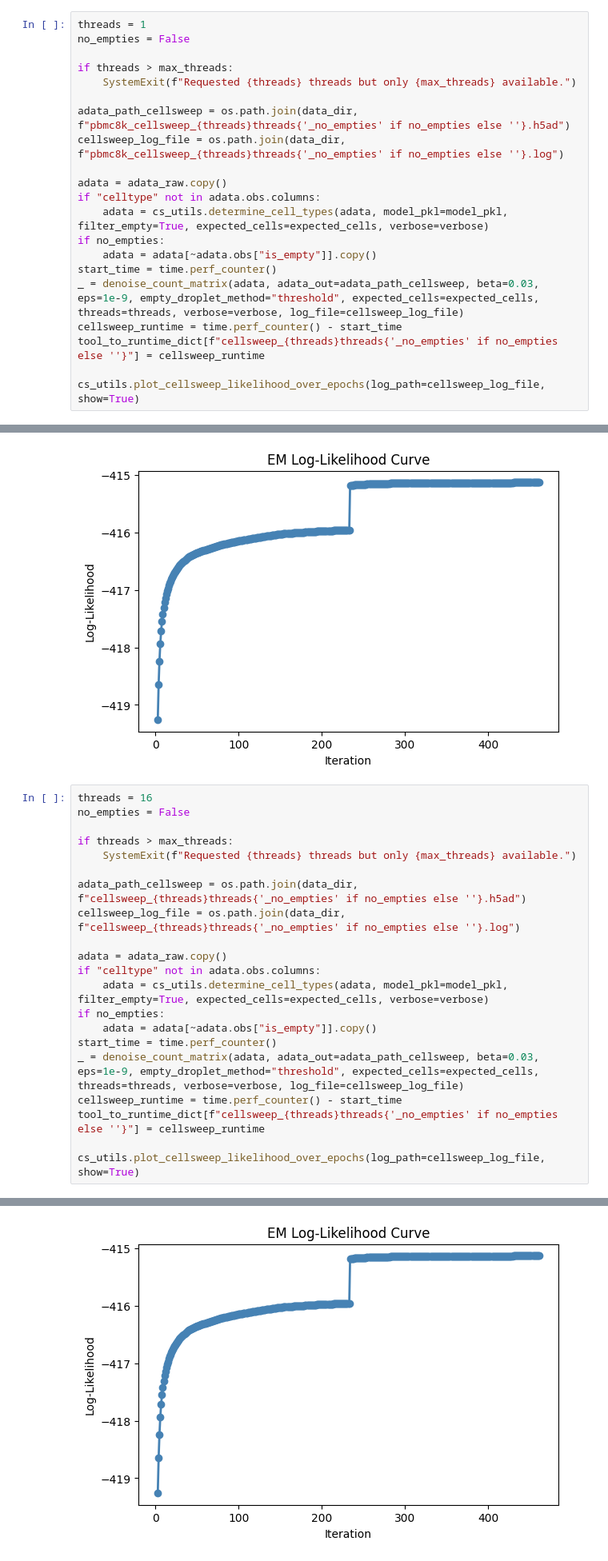
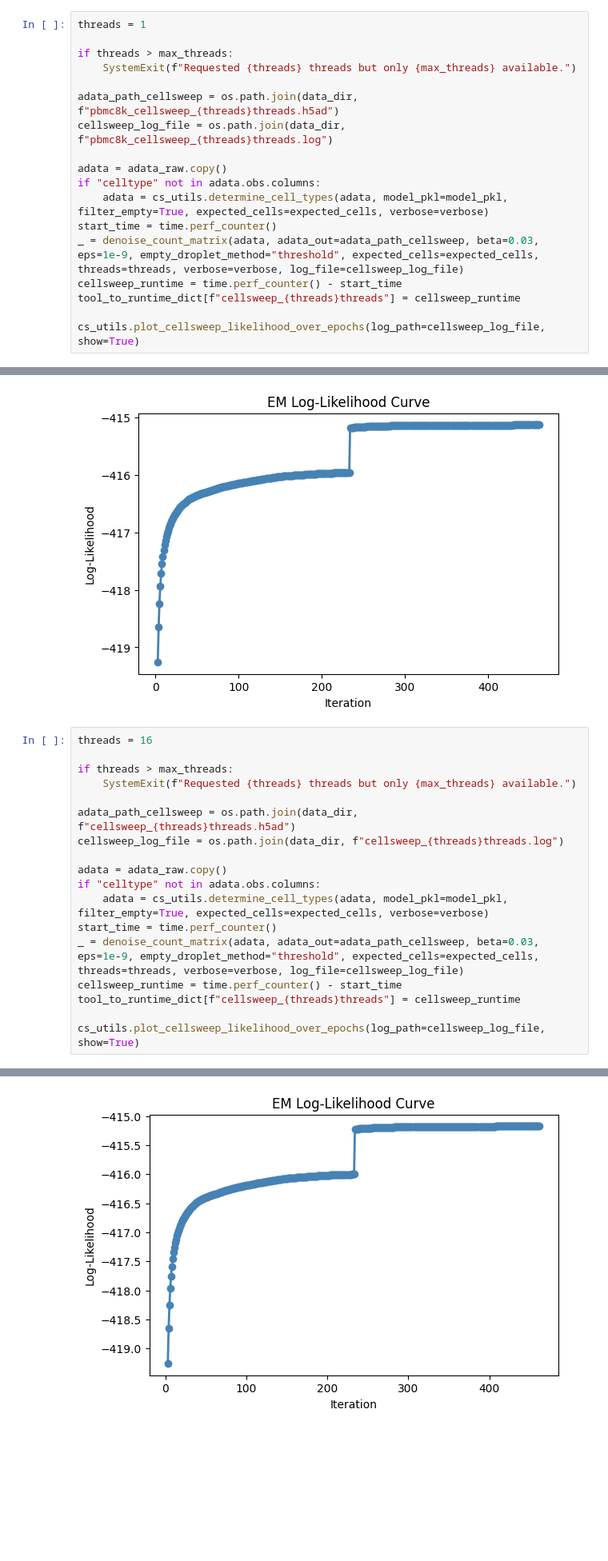
Before and after one commit to pachterlab/cellsweep, a Jupyter notebook: notebooks/runtime.ipynb, the cells around one changed output, grey strips where cells are left out. Shown at 80% size. Drawn from its saved outputs; the diff is of its cells as text; blank space fills up the shorter version.

```diff
--- a/notebooks/runtime.ipynb
+++ b/notebooks/runtime.ipynb
@@ -148,23 +148,20 @@ if "celltype" not in adata_raw.obs.columns:
 ## cellsweep
 # %%
 threads = 1
-no_empties = False
 
 if threads > max_threads:
     SystemExit(f"Requested {threads} threads but only {max_threads} available.")
 
-adata_path_cellsweep = os.path.join(data_dir, f"pbmc8k_cellsweep_{threads}threads{'_no_empties' if no_empties else ''}.h5ad")
-cellsweep_log_file = os.path.join(data_dir, f"pbmc8k_cellsweep_{threads}threads{'_no_empties' if no_empties else ''}.log")
+adata_path_cellsweep = os.path.join(data_dir, f"pbmc8k_cellsweep_{threads}threads.h5ad")
+cellsweep_log_file = os.path.join(data_dir, f"pbmc8k_cellsweep_{threads}threads.log")
 
 adata = adata_raw.copy()
 if "celltype" not in adata.obs.columns:
     adata = cs_utils.determine_cell_types(adata, model_pkl=model_pkl, filter_empty=True, expected_cells=expected_cells, verbose=verbose)
-if no_empties:
-    adata = adata[~adata.obs["is_empty"]].copy()
 start_time = time.perf_counter()
 _ = denoise_count_matrix(adata, adata_out=adata_path_cellsweep, beta=0.03, eps=1e-9, empty_droplet_method="threshold", expected_cells=expected_cells, threads=threads, verbose=verbose, log_file=cellsweep_log_file)
 cellsweep_runtime = time.perf_counter() - start_time
-tool_to_runtime_dict[f"cellsweep_{threads}threads{'_no_empties' if no_empties else ''}"] = cellsweep_runtime
+tool_to_runtime_dict[f"cellsweep_{threads}threads"] = cellsweep_runtime
 
 cs_utils.plot_cellsweep_likelihood_over_epochs(log_path=cellsweep_log_file, show=True)
 # %% [output]
@@ -192,23 +189,20 @@ Logging to /home/jrich/Desktop/cellsweep/notebooks/data/pbmc8k/runtime/pbmc8k_ce
 [figure]
 # %%
 threads = 16
-no_empties = False
 
 if threads > max_threads:
     SystemExit(f"Requested {threads} threads but only {max_threads} available.")
 
-adata_path_cellsweep = os.path.join(data_dir, f"cellsweep_{threads}threads{'_no_empties' if no_empties else ''}.h5ad")
-cellsweep_log_file = os.path.join(data_dir, f"cellsweep_{threads}threads{'_no_empties' if no_empties else ''}.log")
+adata_path_cellsweep = os.path.join(data_dir, f"cellsweep_{threads}threads.h5ad")
+cellsweep_log_file = os.path.join(data_dir, f"cellsweep_{threads}threads.log")
 
 adata = adata_raw.copy()
 if "celltype" not in adata.obs.columns:
     adata = cs_utils.determine_cell_types(adata, model_pkl=model_pkl, filter_empty=True, expected_cells=expected_cells, verbose=verbose)
-if no_empties:
-    adata = adata[~adata.obs["is_empty"]].copy()
 start_time = time.perf_counter()
 _ = denoise_count_matrix(adata, adata_out=adata_path_cellsweep, beta=0.03, eps=1e-9, empty_droplet_method="threshold", expected_cells=expected_cells, threads=threads, verbose=verbose, log_file=cellsweep_log_file)
 cellsweep_runtime = time.perf_counter() - start_time
-tool_to_runtime_dict[f"cellsweep_{threads}threads{'_no_empties' if no_empties else ''}"] = cellsweep_runtime
+tool_to_runtime_dict[f"cellsweep_{threads}threads"] = cellsweep_runtime
 
 cs_utils.plot_cellsweep_likelihood_over_epochs(log_path=cellsweep_log_file, show=True)
 # %% [output]
@@ -237,3 +231,3 @@ Logging to /home/jrich/Desktop/cellsweep/notebooks/data/pbmc8k/runtime/cellsweep
-[figure, old version]
+[figure, new version]
 # %%
 # threads = 64
```
Also changed, not shown: parts of 11 cells of this notebook, 6 other files.
